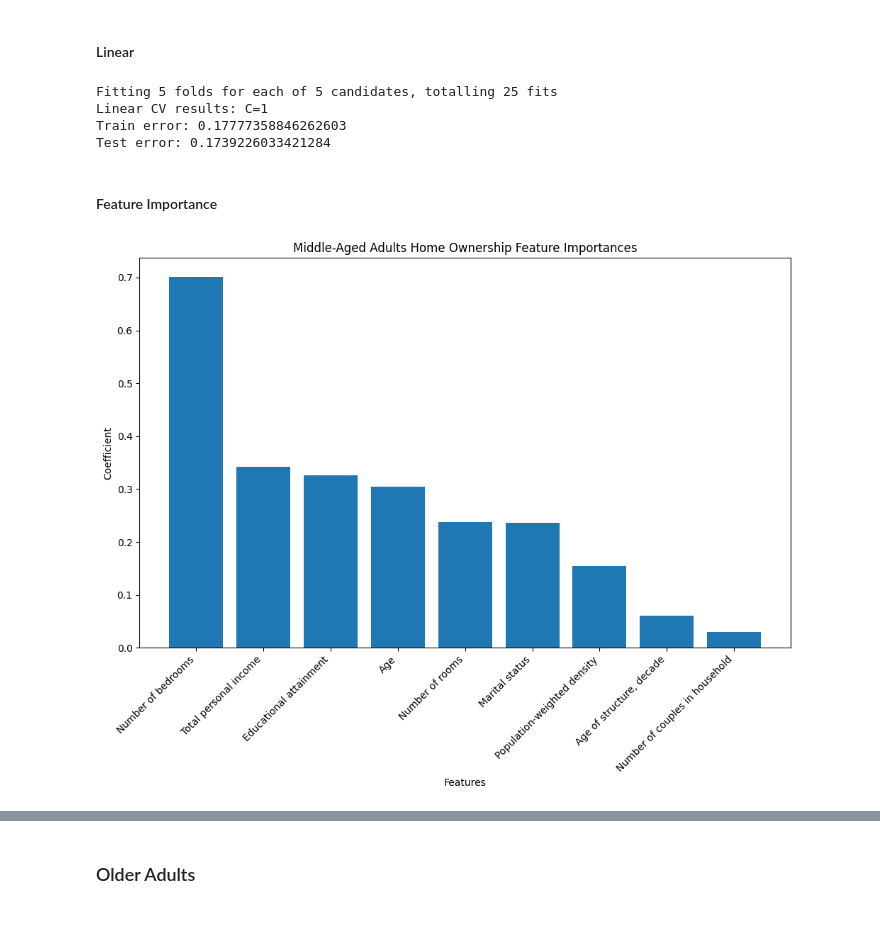
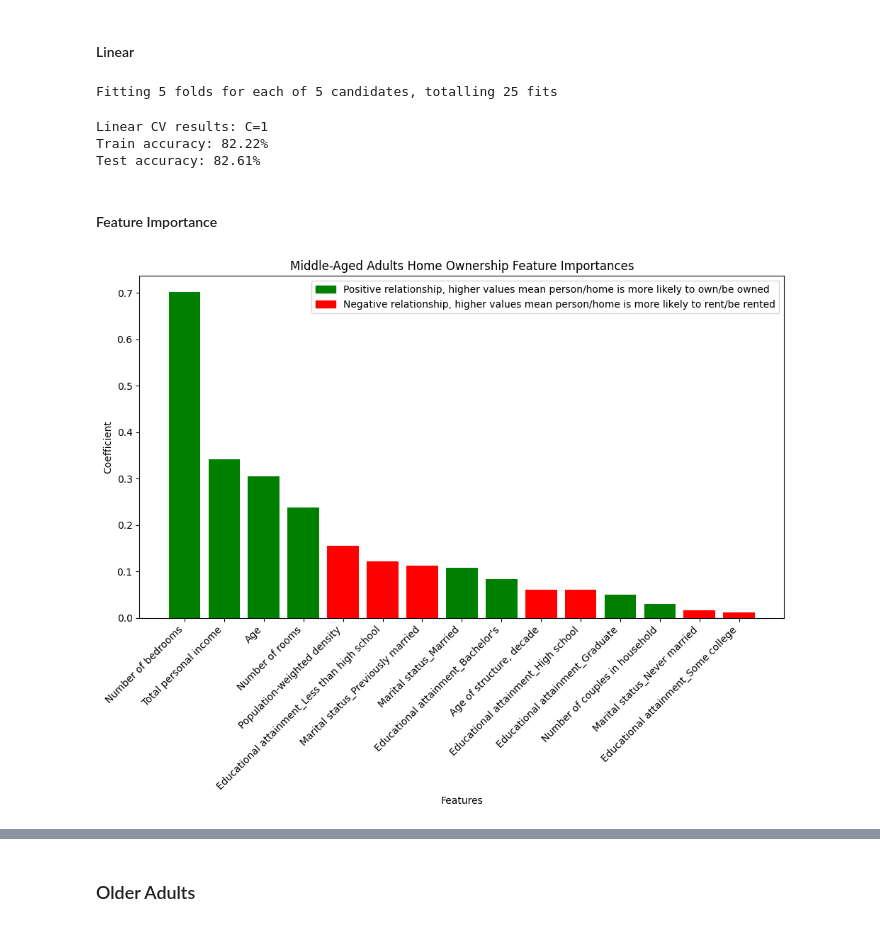
Before and after one commit to davay/data5322, a Jupyter notebook: hw2/hw2.ipynb, the cells around one changed output, grey strips where cells are left out. Saved outputs shown, nothing was run; the diff lists cells and outputs as text; code cells hidden in the pictures.

```diff
--- a/hw2/hw2.ipynb
+++ b/hw2/hw2.ipynb
@@ -406,39 +416,44 @@ cv = GridSearchCV(
 cv.fit(X_train_scaled, y_train)
 
 train_accuracy = cv.best_estimator_.score(X_train_scaled, y_train)
-train_error = 1 - train_accuracy
 test_accuracy = cv.best_estimator_.score(X_test_scaled, y_test)
-test_error = 1 - test_accuracy
 
 best_C_linear = cv.best_params_["C"]
 
 print(f"Linear CV results: C={best_C_linear}")
-print("Train error:", train_error)
-print("Test error:", test_error)
+print(f"Train accuracy: {train_accuracy*100:.2f}%")
+print(f"Test accuracy: {test_accuracy*100:.2f}%")
 # %% [output]
 Fitting 5 folds for each of 5 candidates, totalling 25 fits
-Linear CV results: C=1
-Train error: 0.17777358846262603
-Test error: 0.1739226033421284
+Linear CV results: C=1
+Train accuracy: 82.22%
+Test accuracy: 82.61%
 # %% [markdown]
 #### Feature Importance
-# %%
-coef = cv.best_estimator_.coef_[0]  # using linear kernel
-feature_importances = pd.DataFrame({"Feature": X.columns, "Coefficient": abs(coef)})
-
-# sum up importances of onehot encoded features
-grouped_importances = feature_importances.groupby(
-    feature_importances["Feature"].str.split("_").str[0]
-).sum()
-
-sorted_importances = grouped_importances.sort_values(by="Coefficient", ascending=False)
-plt.figure(figsize=(10, 8))
-plt.bar(sorted_importances.index, sorted_importances["Coefficient"])
-plt.xlabel("Features")
-plt.ylabel("Coefficient")
-plt.title("Middle-Aged Adults Home Ownership Feature Importances")
-plt.xticks(rotation=45, ha="right")
-plt.tight_layout()
-plt.show()
-# %% [output]
-[figure, removed]
+# %%
+coef = cv.best_estimator_.coef_[0]  # using linear kernel
+feature_importances = pd.DataFrame({"Feature": X.columns, "Coefficient": coef, "AbsCoefficient": abs(coef)})
+sorted_importances = feature_importances.sort_values(by="AbsCoefficient", ascending=False)
+
+# sum up importances of onehot encoded features
+grouped_importances = feature_importances.groupby(
+    feature_importances["Feature"].str.split("_").str[0]
+).sum()
+sorted_grouped_importances = grouped_importances.sort_values(by="AbsCoefficient", ascending=False)
+# %%
+# color the bars based on coefficient sign
+colors = ['green' if coef < 0 else 'red' for coef in sorted_importances["Coefficient"]]
+green_patch = mpatches.Patch(color='green', label='Positive relationship, higher values mean person/home is more likely to own/be owned')
+red_patch = mpatches.Patch(color='red', label='Negative relationship, higher values mean person/home is more likely to rent/be rented')
+
+plt.figure(figsize=(10, 8))
+plt.bar(sorted_importances['Feature'], sorted_importances["AbsCoefficient"], color=colors)
+plt.legend(handles=[green_patch, red_patch])
+plt.xlabel("Features")
+plt.ylabel("Coefficient")
+plt.title("Middle-Aged Adults Home Ownership Feature Importances")
+plt.xticks(rotation=45, ha="right")
+plt.tight_layout()
+plt.show()
+# %% [output]
+[figure, added]
```
Also changed, not shown: parts of 23 cells of this notebook, 2 other files.
